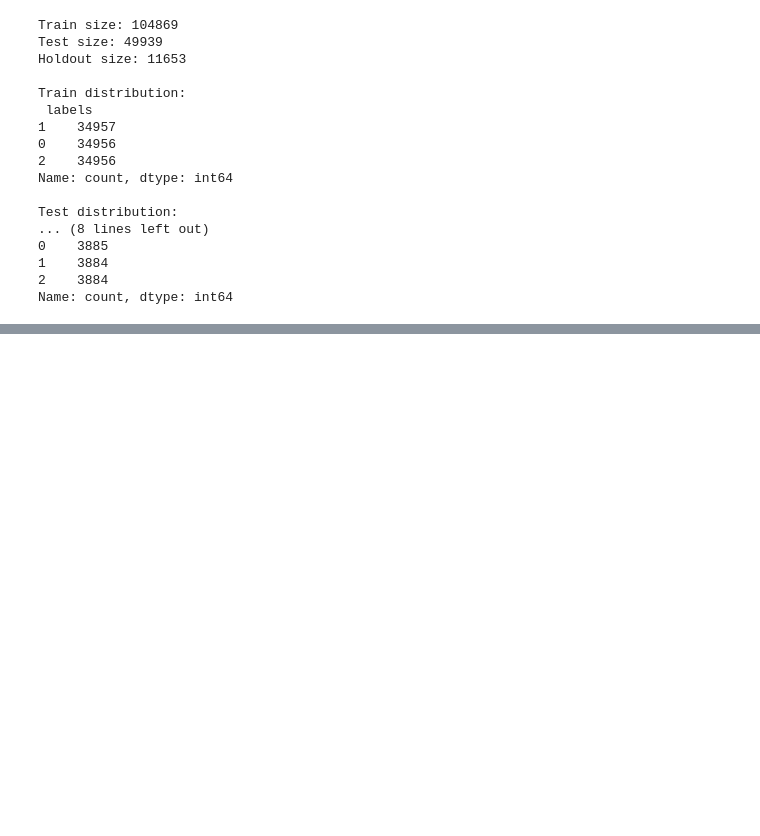
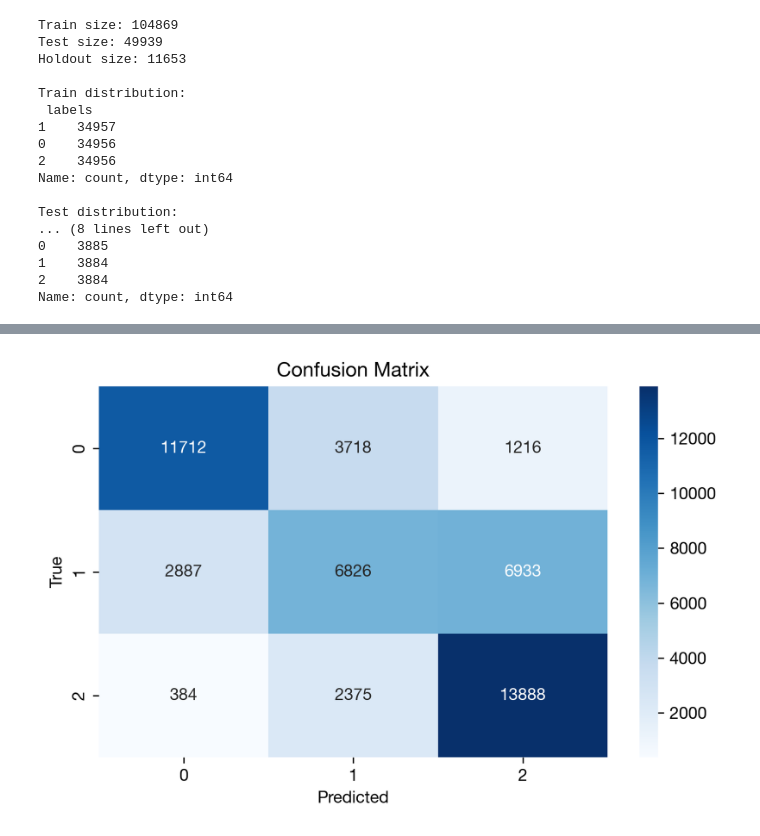
Before and after one commit to JVitorCarv/mini-projeto-2, a Jupyter notebook: notebook.ipynb, the cells around one changed output, grey strips where cells are left out. Saved outputs shown, nothing was run; the diff lists cells and outputs as text; code cells hidden in the pictures; blank space fills up the shorter version.

```diff
--- a/notebook.ipynb
+++ b/notebook.ipynb
@@ -189,0 +307,6 @@ Name: count, dtype: int64
+# %%
+embedding_dim = 100  # TODO: tunar
+
+embedding_layer = torch.nn.Embedding(
+    num_embeddings=vocab_size, embedding_dim=embedding_dim, padding_idx=vocab["<pad>"]
+)
@@ -189,0 +512,11 @@ Name: count, dtype: int64
+# %%
+# Confusion Matrix
+plt.figure(figsize=(6, 4))
+sns.heatmap(rnn_results["confusion_matrix"], annot=True, fmt="d", cmap="Blues")
+plt.title("Confusion Matrix")
+plt.xlabel("Predicted")
+plt.ylabel("True")
+plt.tight_layout()
+plt.show()
+# %% [output]
+[figure, added]
```
Also changed, not shown: parts of 29 cells of this notebook, 4 other files.
